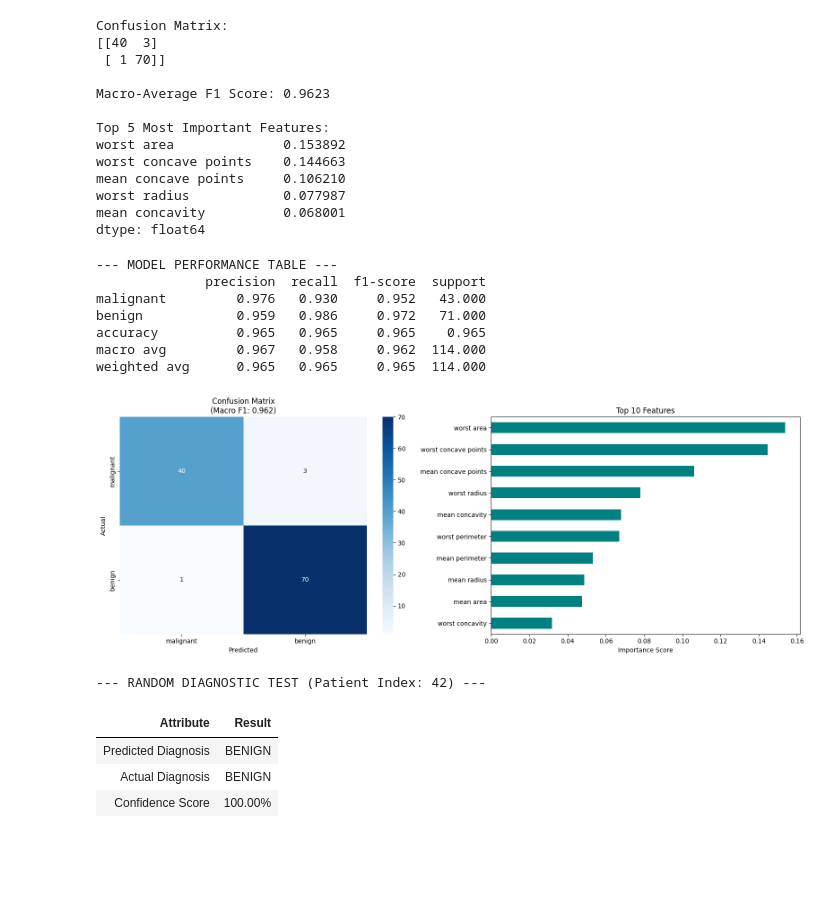
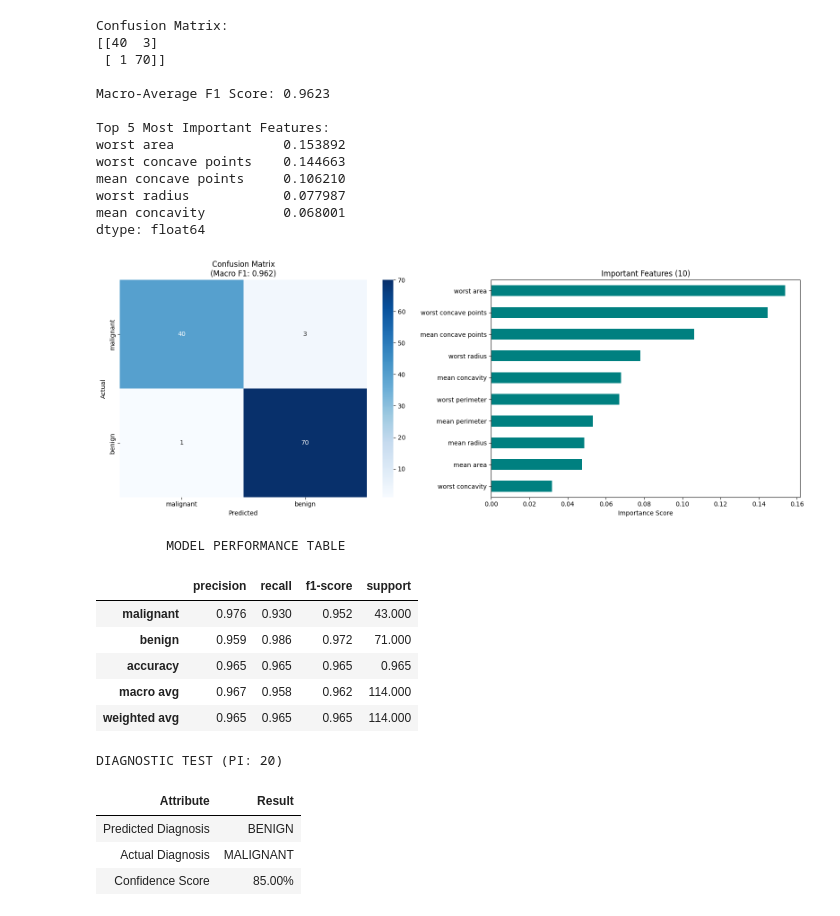
Before and after one commit to aaromalonline/jupyter_prgms, a Jupyter notebook: bcancer.ipynb, the cells around one changed output. Saved outputs shown, nothing was run; the diff lists cells and outputs as text; code cells hidden in the pictures; blank space fills up the shorter version.

```diff
--- a/bcancer.ipynb
+++ b/bcancer.ipynb
@@ -65,46 +65,46 @@ X_train, X_test, y_train, y_test = train_test_split(X, y, test_size=0.2, random_
 
 # 2. Train Model
 rf_model = RandomForestClassifier(n_estimators=100, random_state=42)
 rf_model.fit(X_train, y_train)
 
 # 3. Predict & Generate Report
 y_pred = rf_model.predict(X_test)
 # Convert classification report to a DataFrame for a tabular look
 report_dict = classification_report(y_test, y_pred, target_names=data.target_names, output_dict=True)
 report_df = pd.DataFrame(report_dict).transpose()
 
-# 4. Display the Metrics Table
-print("--- MODEL PERFORMANCE TABLE ---")
-print(report_df.round(3))
-
 # 5. Visualizing the Results (2 Subplots)
 fig, (ax1, ax2) = plt.subplots(1, 2, figsize=(16, 6))
 
 # Subplot 1: Confusion Matrix
 cm = confusion_matrix(y_test, y_pred)
 sns.heatmap(cm, annot=True, fmt='d', cmap='Blues',
             xticklabels=data.target_names, yticklabels=data.target_names, ax=ax1)
 ax1.set_title(f"Confusion Matrix\n(Macro F1: {report_dict['macro avg']['f1-score']:.3f})")
 ax1.set_ylabel('Actual')
 ax1.set_xlabel('Predicted')
 
 # Subplot 2: Top 10 Features
 importances = pd.Series(rf_model.feature_importances_, index=data.feature_names).sort_values(ascending=False)
 importances.head(10).plot(kind='barh', color='teal', ax=ax2).invert_yaxis()
-ax2.set_title('Top 10 Features')
+ax2.set_title('Important Features (10)')
 ax2.set_xlabel('Importance Score')
 
 plt.tight_layout()
 plt.show()
+
+# 4. Display the Metrics Table
+print("\n\n         MODEL PERFORMANCE TABLE \n")
+report_df.round(3)
 # %% [output]
+[figure, new version]
---- MODEL PERFORMANCE TABLE ---
-              precision  recall  f1-score  support
-malignant         0.976   0.930     0.952   43.000
-benign            0.959   0.986     0.972   71.000
-accuracy          0.965   0.965     0.965    0.965
-macro avg         0.967   0.958     0.962  114.000
-weighted avg      0.965   0.965     0.965  114.000
+         MODEL PERFORMANCE TABLE
-[figure, old version]
+|  | precision | recall | f1-score | support |
+| malignant | 0.976 | 0.930 | 0.952 | 43.000 |
+| benign | 0.959 | 0.986 | 0.972 | 71.000 |
+| accuracy | 0.965 | 0.965 | 0.965 | 0.965 |
+| macro avg | 0.967 | 0.958 | 0.962 | 114.000 |
+| weighted avg | 0.965 | 0.965 | 0.965 | 114.000 |
 # %%
 # 6. Random Patient Prediction
 random_idx = np.random.randint(0, len(X_test))
@@ -116,7 +116,7 @@ pred_val = rf_model.predict(sample_patient)[0]
 prob = rf_model.predict_proba(sample_patient)[0]
 
 # Display as a Table
-print(f"\n--- RANDOM DIAGNOSTIC TEST (Patient Index: {random_idx}) ---")
+print(f"\nDIAGNOSTIC TEST (PI: {random_idx})")
 result_data = {
     "Attribute": ["Predicted Diagnosis", "Actual Diagnosis", "Confidence Score"],
     "Result": [
@@ -130,8 +130,8 @@ result_df.style.set_properties(**{'text-align': 'left'})\
                .set_table_styles([dict(selector='th', props=[('text-align', 'left')])])\
                .hide(axis='index') # Hides the index numbers on the left
 # %% [output]
---- RANDOM DIAGNOSTIC TEST (Patient Index: 42) ---
+DIAGNOSTIC TEST (PI: 20)
 | Attribute | Result |
 | Predicted Diagnosis | BENIGN |
-| Actual Diagnosis | BENIGN |
-| Confidence Score | 100.00% |
+| Actual Diagnosis | MALIGNANT |
+| Confidence Score | 85.00% |
```
Also changed, not shown: 3 other files.
